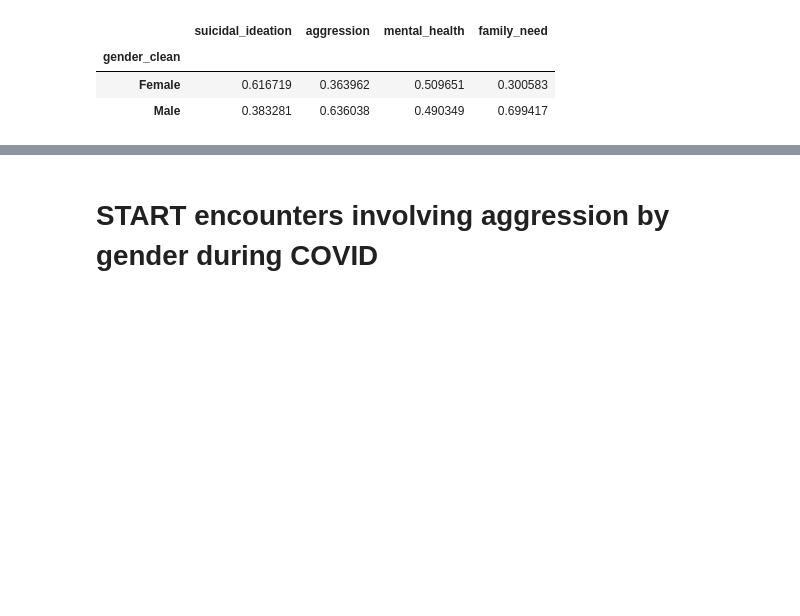
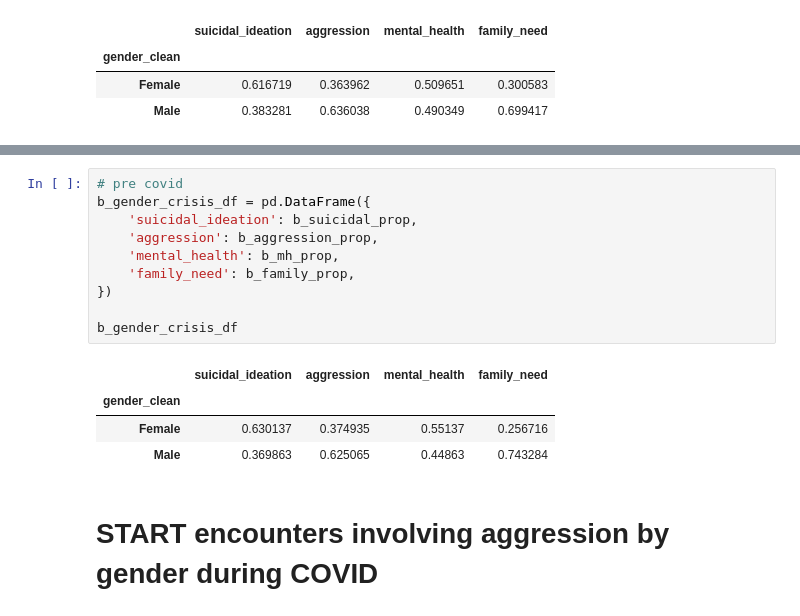
Before and after one commit to orenpk/QSS-20-Final-Project, a Jupyter notebook: code/SIRS_gender_analysis.ipynb, the cells around one changed output, grey strips where cells are left out. Saved outputs shown, nothing was run; the diff lists cells and outputs as text; blank space fills up the shorter version.

```diff
--- a/code/SIRS_gender_analysis.ipynb
+++ b/code/SIRS_gender_analysis.ipynb
@@ -421,3 +527,18 @@ gender_crisis_df
+# %%
+# pre covid
+b_gender_crisis_df = pd.DataFrame({
+    'suicidal_ideation': b_suicidal_prop,
+    'aggression': b_aggression_prop,
+    'mental_health': b_mh_prop,
+    'family_need': b_family_prop,
+})
+
+b_gender_crisis_df
+# %% [output]
+|  | suicidal_ideation | aggression | mental_health | family_need |
+| gender_clean |  |  |  |  |
+| Female | 0.630137 | 0.374935 | 0.55137 | 0.256716 |
+| Male | 0.369863 | 0.625065 | 0.44863 | 0.743284 |
 # %% [markdown]
 # START encounters involving aggression by gender during COVID
 # %%
```
Also changed, not shown: parts of 9 cells of this notebook.
